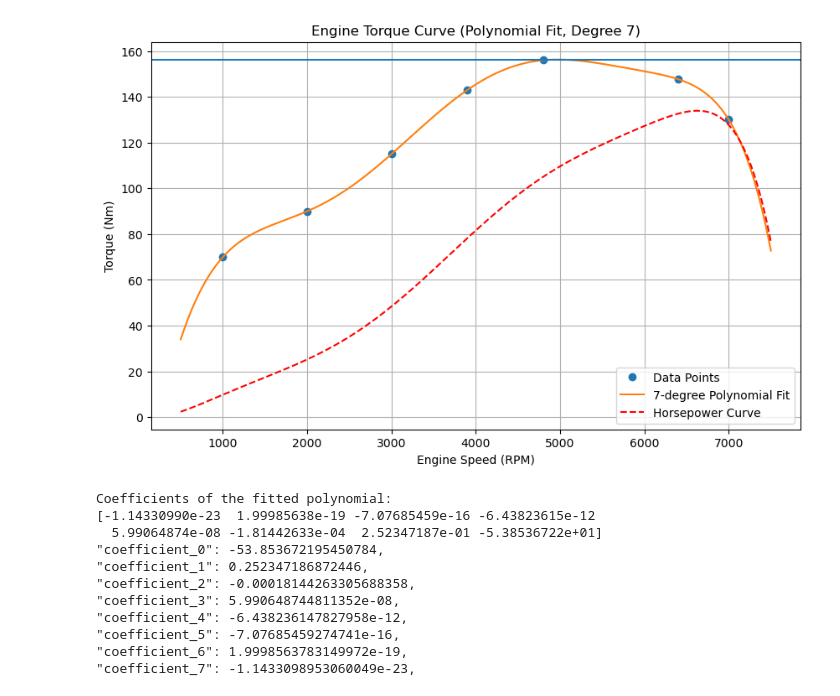
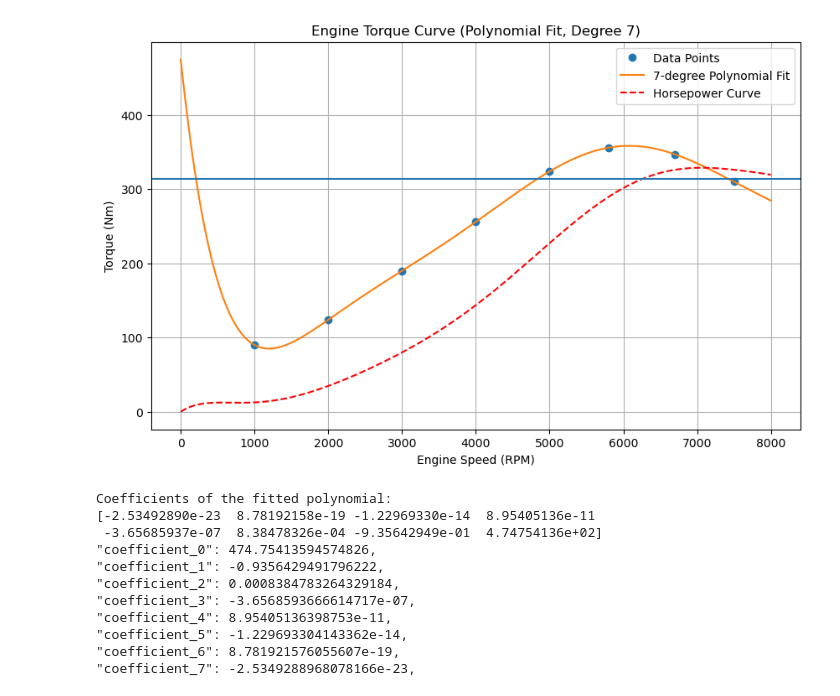
Before and after one commit to vougioukakis/car-acceleration-app, a Jupyter notebook: tools/torque_curve_generator.ipynb, the cells around one changed output. Saved outputs shown, nothing was run; the diff lists cells and outputs as text; code cells hidden in the pictures.

```diff
--- a/tools/torque_curve_generator.ipynb
+++ b/tools/torque_curve_generator.ipynb
@@ -16,17 +16,17 @@ points = np.array([
 
 ])"""
 points = np.array([
-    [1000, 70],
-    [2000, 90],      # rising torque
-    [3000, 115],      # mid-range torque
-    [3900, 143],     # pre-peak
-    [4800, 156],     # peak torque
-    #[5200, 152],     # post-peak
-    [6400, 147.7],   # matches power-based torque
-    [7000, 130],      # high rpm drop
+    [1000, 90],
+    [2000, 124],      # rising torque
+    [3000, 190],      # mid-range torque
+    [4000, 256],     # pre-peak
+    [5000, 324],     # peak torque
+    [5800, 356],   # matches power-based torque
+    [6700, 347],
+    [7500, 310],      # high rpm drop
 ])
 
-maxTq = 156
+maxTq = 314
 rpm = points[:, 0]
 torque = points[:, 1]
 
@@ -34,46 +34,46 @@ degree = 7
 coefficients = np.polyfit(rpm, torque, degree)
 
 # Create the polynomial function using the coefficients
 polynomial = np.poly1d(coefficients)
 
 # Generate smooth RPM values for plotting the polynomial
-rpm_smooth = np.linspace(rpm.min()-500, rpm.max()+500, 500)
+rpm_smooth = np.linspace(rpm.min()-1000, rpm.max()+500, 500)
 torque_smooth = polynomial(rpm_smooth)
 
 # Plot the data and the fitted polynomial curve
 plt.figure(figsize=(10, 6))
 plt.plot(rpm, torque, 'o', label="Data Points")
 plt.plot(rpm_smooth, torque_smooth, '-', label=f"{degree}-degree Polynomial Fit")
 hp_smooth = (torque_smooth * rpm_smooth) / 7127
 plt.plot(rpm_smooth, hp_smooth, '--', label="Horsepower Curve", color="red")
 
 plt.axhline(maxTq)  # Assuming the maximum torque is the maximum value in the dataset
 plt.xlabel("Engine Speed (RPM)")
 plt.ylabel("Torque (Nm)")
 plt.title(f"Engine Torque Curve (Polynomial Fit, Degree {degree})")
 plt.legend()
 plt.grid(True)
 plt.show()
 
 # Print the polynomial coefficients
 print("Coefficients of the fitted polynomial:")
 print(coefficients)
 
 for i in range(len(coefficients)):
     print(f'"coefficient_{i}": {coefficients[len(coefficients)-i-1]},')
 # %% [output]
-[figure, old version]
+[figure, new version]
 Coefficients of the fitted polynomial:
-[-1.14330990e-23  1.99985638e-19 -7.07685459e-16 -6.43823615e-12
-  5.99064874e-08 -1.81442633e-04  2.52347187e-01 -5.38536722e+01]
-"coefficient_0": -53.853672195450784,
-"coefficient_1": 0.252347186872446,
-"coefficient_2": -0.00018144263305688358,
-"coefficient_3": 5.990648744811352e-08,
-"coefficient_4": -6.438236147827958e-12,
-"coefficient_5": -7.07685459274741e-16,
-"coefficient_6": 1.9998563783149972e-19,
-"coefficient_7": -1.1433098953060049e-23,
+[-2.53492890e-23  8.78192158e-19 -1.22969330e-14  8.95405136e-11
+ -3.65685937e-07  8.38478326e-04 -9.35642949e-01  4.74754136e+02]
+"coefficient_0": 474.75413594574826,
+"coefficient_1": -0.9356429491796222,
+"coefficient_2": 0.0008384783264329184,
+"coefficient_3": -3.6568593666614717e-07,
+"coefficient_4": 8.95405136398753e-11,
+"coefficient_5": -1.229693304143362e-14,
+"coefficient_6": 8.781921576055607e-19,
+"coefficient_7": -2.5349288968078166e-23,
 # %%
 import numpy as np
 import matplotlib.pyplot as plt
```
Also changed, not shown: parts of 1 cell of this notebook, 8 other files.
